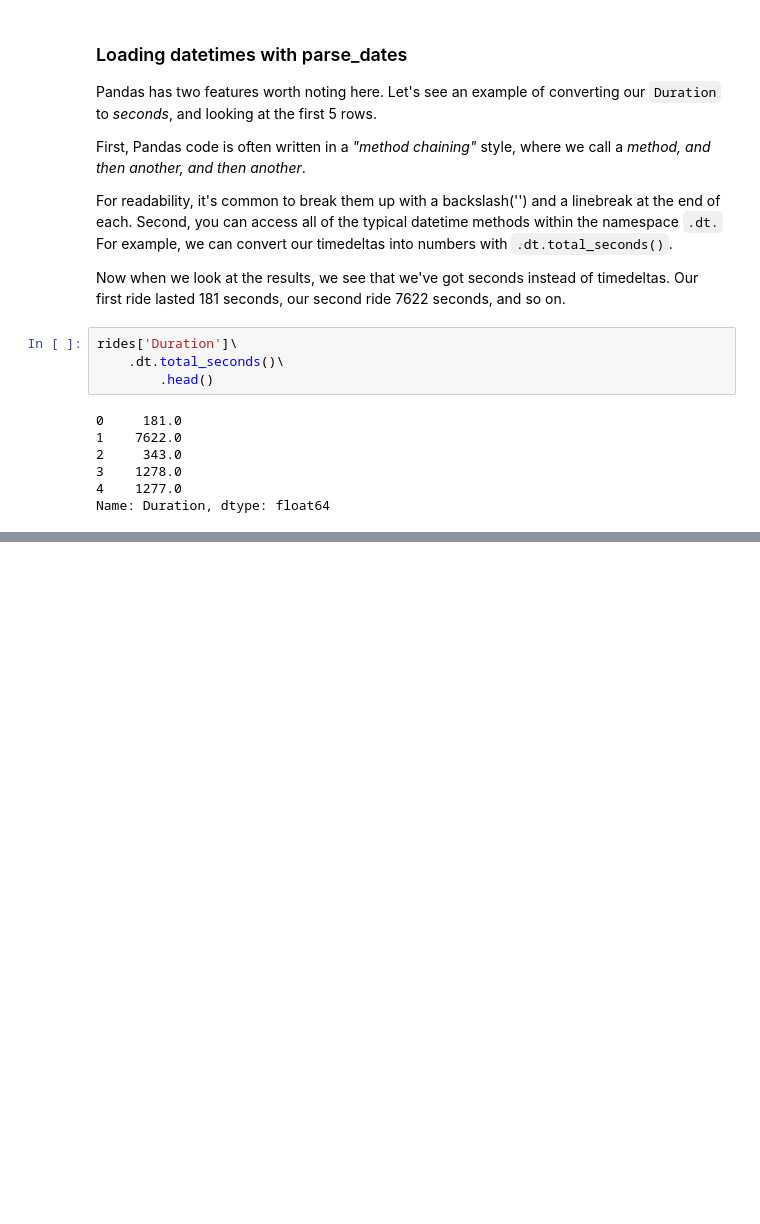
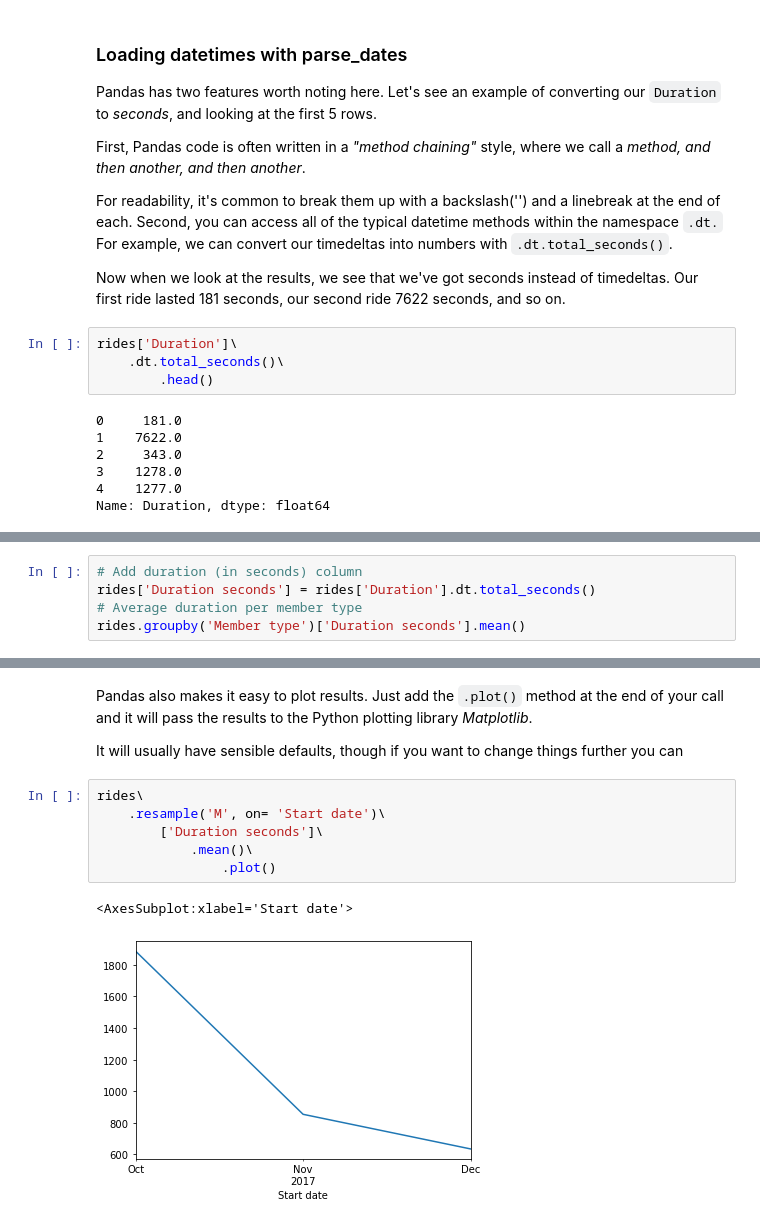
Before and after one commit to SketchQ/DataCamp_DataScience_Track, a Jupyter notebook: 14_Working with Dates and Time in Python/Chapter_4_Easy_and_Powerful_Dates_and_Times_in_Pandas.ipynb, the cells around one changed output, grey strips where cells are left out. Saved outputs shown, nothing was run; the diff lists cells and outputs as text; blank space fills up the shorter version.

Commit message:
second lesson finished

```diff
--- a/14_Working with Dates and Time in Python/Chapter_4_Easy_and_Powerful_Dates_and_Times_in_Pandas.ipynb
+++ b/14_Working with Dates and Time in Python/Chapter_4_Easy_and_Powerful_Dates_and_Times_in_Pandas.ipynb
@@ -116,0 +176,5 @@ Name: Duration, dtype: float64
+# %%
+# Add duration (in seconds) column
+rides['Duration seconds'] = rides['Duration'].dt.total_seconds()
+# Average duration per member type
+rides.groupby('Member type')['Duration seconds'].mean()
@@ -116,0 +219,13 @@ Name: Duration, dtype: float64
+# %% [markdown]
+Pandas also makes it easy to plot results. Just add the ``.plot()`` method at the end of your call and it will pass the results to the Python plotting library *Matplotlib*.
+
+It will usually have sensible defaults, though if you want to change things further you can
+# %%
+rides\
+    .resample('M', on= 'Start date')\
+        ['Duration seconds']\
+            .mean()\
+                .plot()
+# %% [output]
+<AxesSubplot:xlabel='Start date'>
+[figure, added]
```
Also changed, not shown: parts of 30 cells of this notebook.
